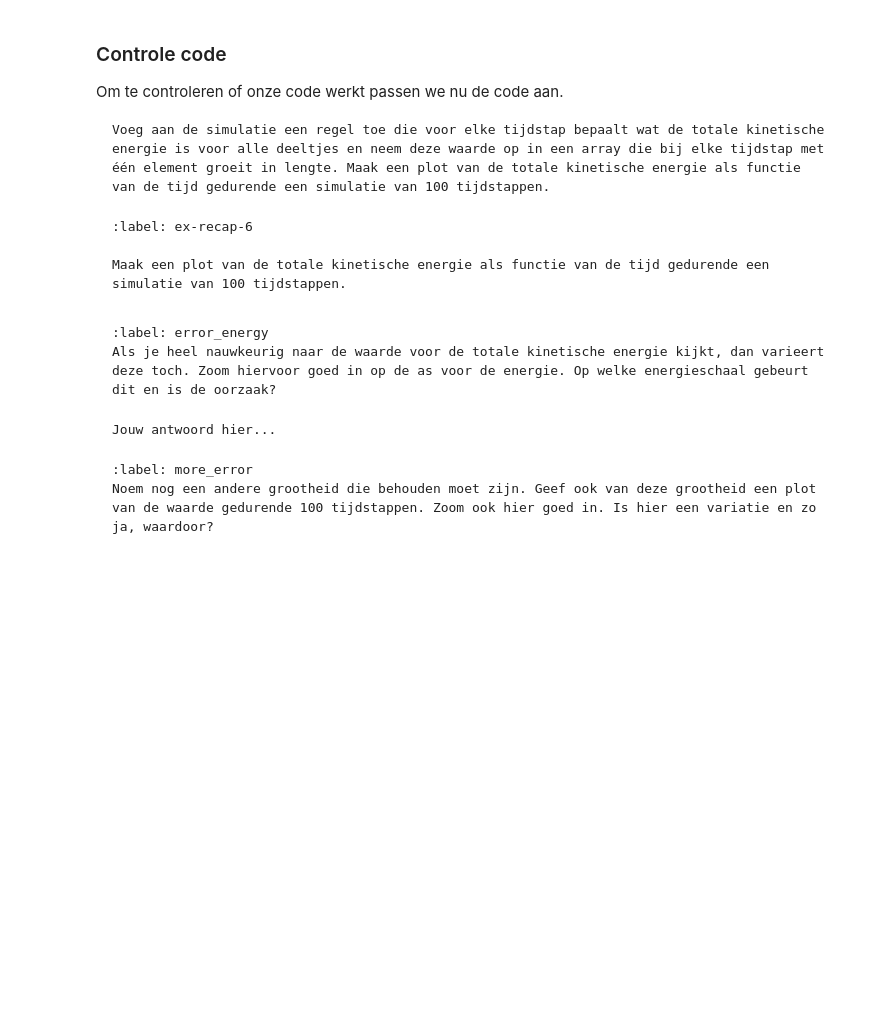
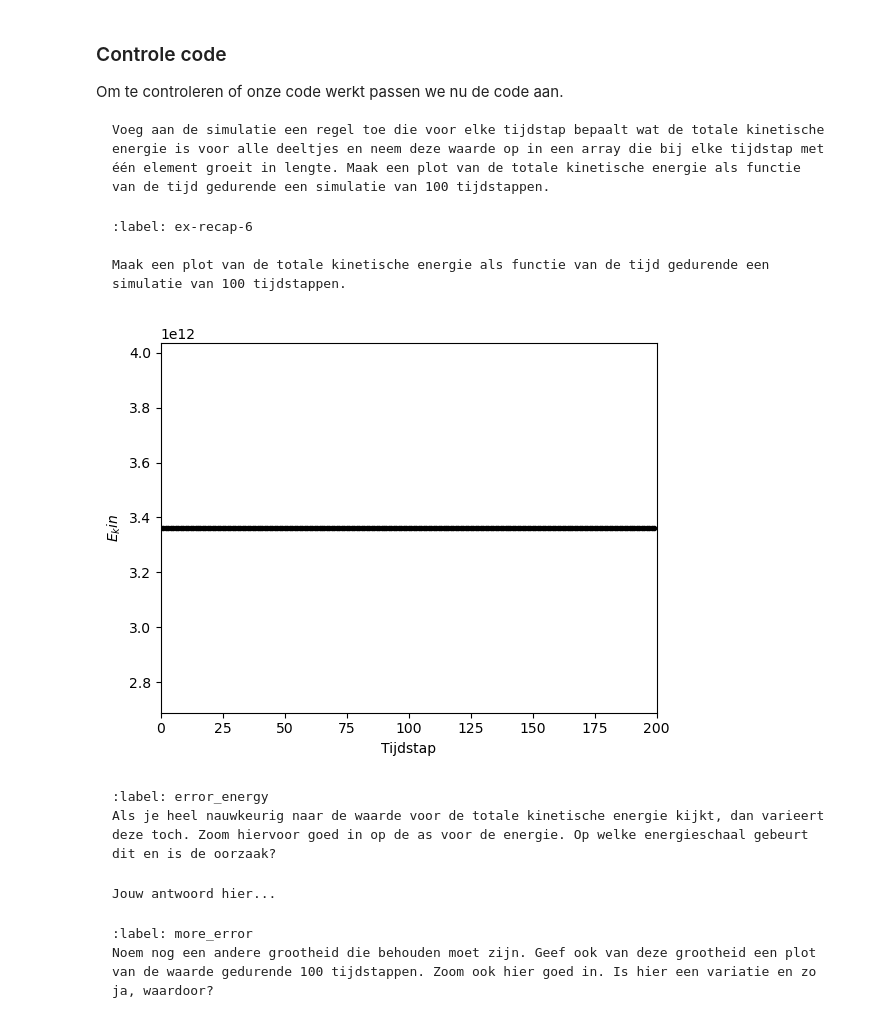
Before and after one commit to Eerkje/Annet-Erik, a Jupyter notebook: Content/PySim/3_recap.ipynb, the cells around one changed output. Saved outputs shown, nothing was run; the diff lists cells and outputs as text; code cells hidden in the pictures; blank space fills up the shorter version.

````diff
--- a/Content/PySim/3_recap.ipynb
+++ b/Content/PySim/3_recap.ipynb
@@ -295,6 +300,15 @@ Maak een plot van de totale kinetische energie als functie van de tijd gedurende
 ```
 # %%
 #your code/answer
+plt.figure()
+plt.xlabel('Tijdstap')
+plt.ylabel('$E_kin$')
+plt.xlim(0, len(E_kin))
+plt.ylim(0.8*min(E_kin), 1.2*max(E_kin))
+plt.plot(range(len(E_kin)),E_kin, '.k')
+plt.show()
+# %% [output]
+[figure, added]
 # %%
 #your code/answer
 # %% [markdown]
````
Also changed, not shown: parts of 3 cells of this notebook.
